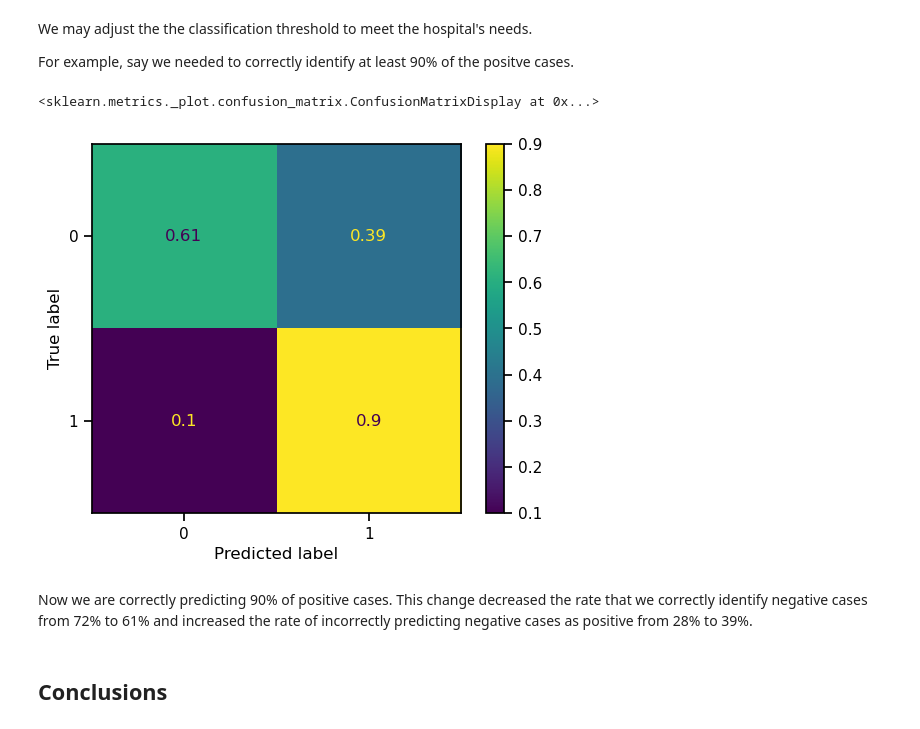
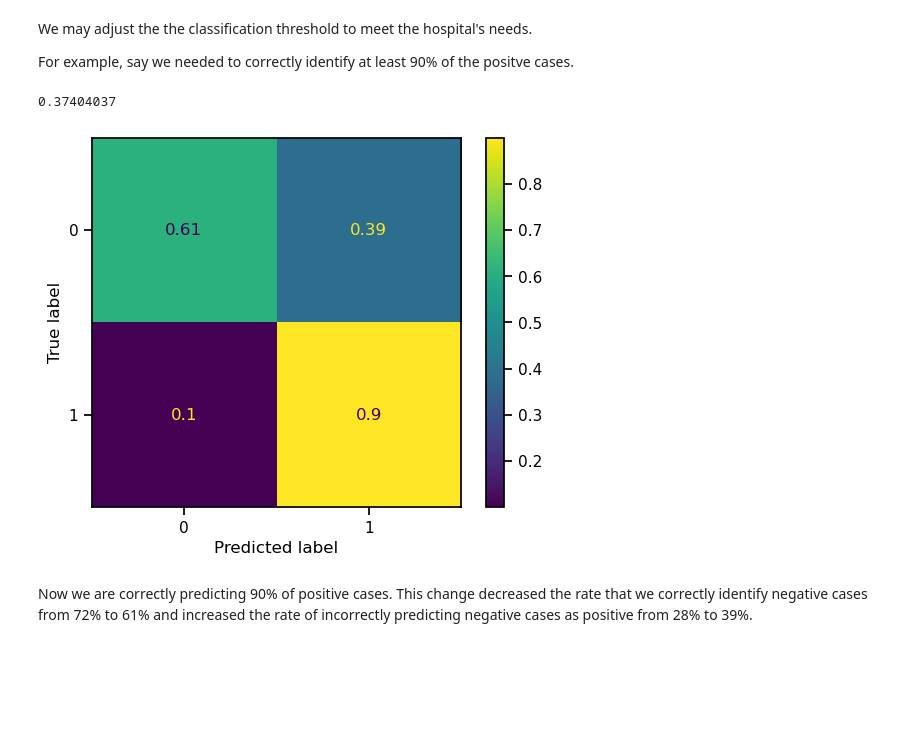
Before and after one commit to rlodetti/classification_project, a Jupyter notebook: Classification Project- Predicting Cardiovascular Disease.ipynb, the cells around one changed output. Drawn from its saved outputs; the diff is of its cells as text; code cells hidden in the pictures; blank space fills up the shorter version.

```diff
--- a/Classification Project- Predicting Cardiovascular Disease.ipynb
+++ b/Classification Project- Predicting Cardiovascular Disease.ipynb
@@ -216,4 +220,4 @@ age = [
 oe = OrdinalEncoder(categories=[health, check, age])
 # %%
 # Instantiating a OneHotEncoder transformer to be used on the categorical varaibles.
-ohe = OneHotEncoder()
+ohe = OneHotEncoder(handle_unknown='ignore')
@@ -605,3 +611,16 @@ mdf.sort_values('f2',ascending=False)
+# %%
+# Importing a custom transformer which will drop the Weight_(kg) column.
+from code.my_module import ColumnDropperTransformer
+
+# Making a new ColumnTransformer to incorporate the ColumnDropperTransformer
+ct2 = ColumnTransformer(transformers=[
+    ('cd',ColumnDropperTransformer(columns=['Weight_(kg)']),['Weight_(kg)']),
+    ('oe', oe, ordinal),
+    ('ohe', ohe, categorical)],
+    remainder="passthrough")
+
+final_pipe = Pipeline(steps=[('ct2', ct2), ('xgb', xgb_final)])
+final_model = final_pipe.fit(X_train, y_train)
 # %% [markdown]
 ## Evaluation
 ***
@@ -649,18 +662,22 @@ RocCurveDisplay.from_estimator(gs_model, X_test, y_test)
 We may adjust the the classification threshold to meet the hospital's needs.
 
 For example, say we needed to correctly identify at least 90% of the positve cases.
+# %%
+probabilities = final_model.predict_proba(X_test)[:, 1]
+fpr, tpr, thresholds = roc_curve(y_test, probabilities)
+desired_tpr = 0.9
+idx = np.argmax(tpr >= desired_tpr)
+threshold_at_desired_tpr = thresholds[idx]
+threshold_at_desired_tpr
+# %% [output]
+0.37404037
 # %%
-# setting classification threshold to 0.37
-probabilities = gs_model.predict_proba(X_test)[:, 1]
-new_threshold = 0.37
-predicted_labels = (probabilities > new_threshold).astype(int)
+# setting classification threshold to 0.37404037
+predicted_labels = (probabilities > threshold_at_desired_tpr).astype(int)
 ConfusionMatrixDisplay.from_predictions(y_test,
                                         predicted_labels,
-                                        normalize='true')
+                                        normalize='true');
 # %% [output]
-<sklearn.metrics._plot.confusion_matrix.ConfusionMatrixDisplay at 0x...>
-[figure, old version]
+[figure, new version]
 # %% [markdown]
 Now we are correctly predicting 90% of positive cases. This change decreased the rate that we correctly identify negative cases from 72% to 61% and increased the rate of incorrectly predicting negative cases as positive from 28% to 39%.
-# %% [markdown]
-## Conclusions
```
Also changed, not shown: parts of 35 cells of this notebook, 4 other files.
